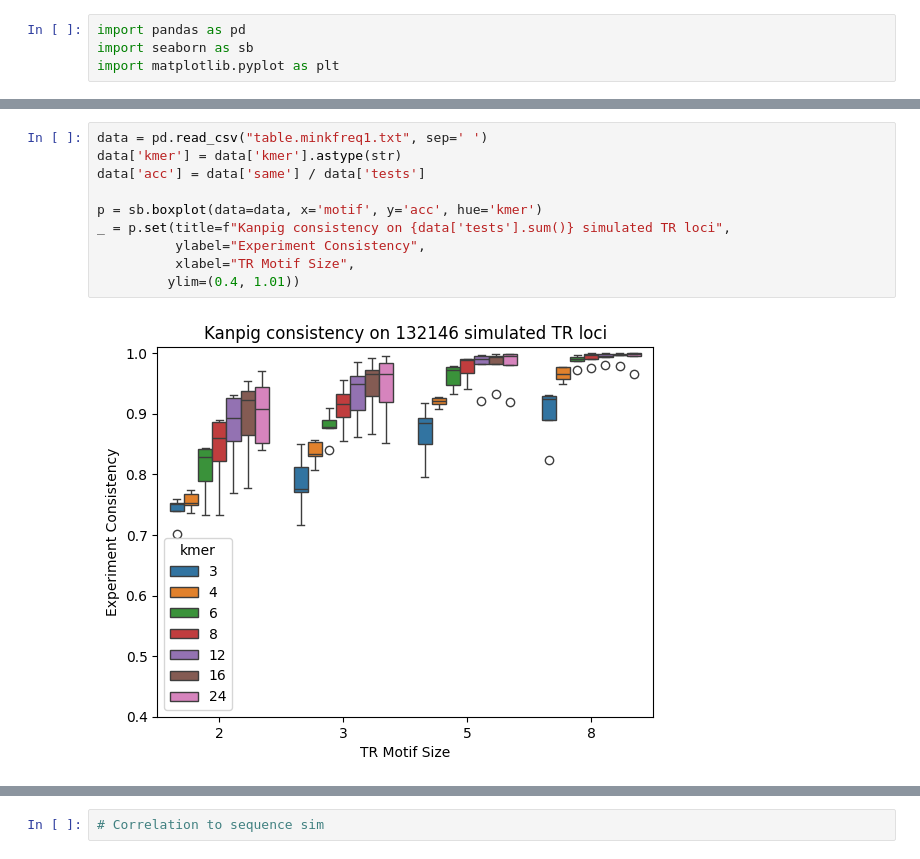
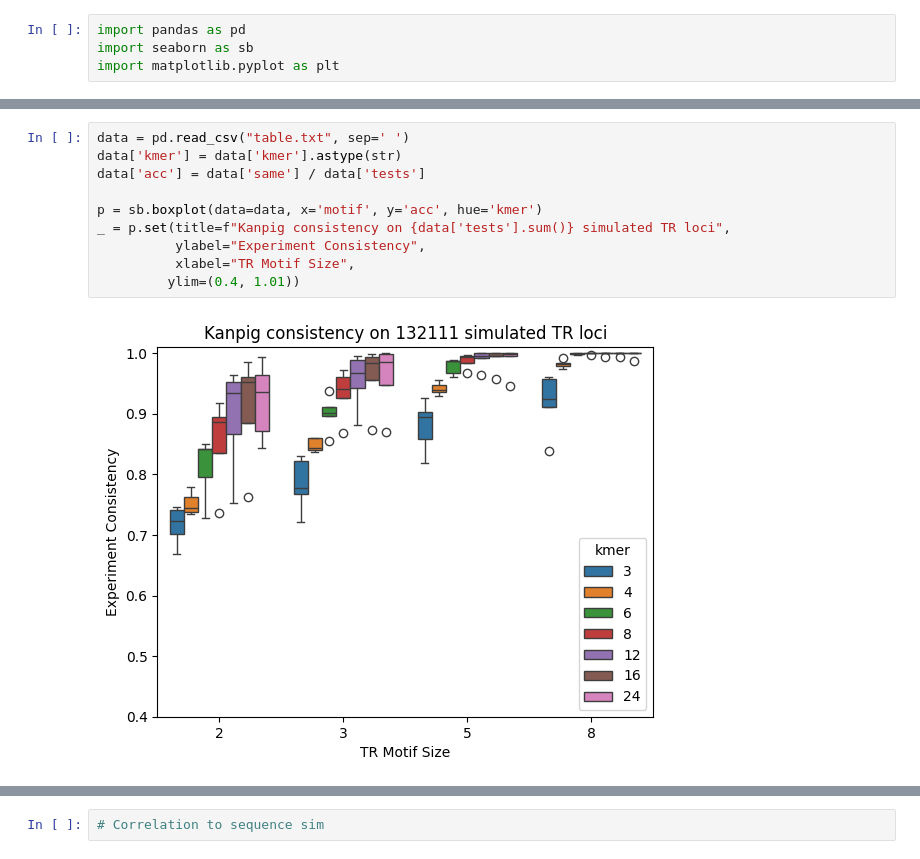
Before and after one commit to ACEnglish/kanpig, a Jupyter notebook: repo_utils/trsim_kmer/Experiment.ipynb, the cells around one changed output, grey strips where cells are left out. Drawn from its saved outputs; the diff is of its cells as text.

```diff
--- a/repo_utils/trsim_kmer/Experiment.ipynb
+++ b/repo_utils/trsim_kmer/Experiment.ipynb
@@ -121,12 +152,12 @@ dtype: float64
 # %%
-data = pd.read_csv("table.minkfreq1.txt", sep=' ')
+data = pd.read_csv("table.txt", sep=' ')
 data['kmer'] = data['kmer'].astype(str)
 data['acc'] = data['same'] / data['tests']
 
 p = sb.boxplot(data=data, x='motif', y='acc', hue='kmer')
 _ = p.set(title=f"Kanpig consistency on {data['tests'].sum()} simulated TR loci",
           ylabel="Experiment Consistency",
           xlabel="TR Motif Size",
          ylim=(0.4, 1.01))
 # %% [output]
-[figure, old version]
+[figure, new version]
```
Also changed, not shown: parts of 5 cells of this notebook, 1 other file.
